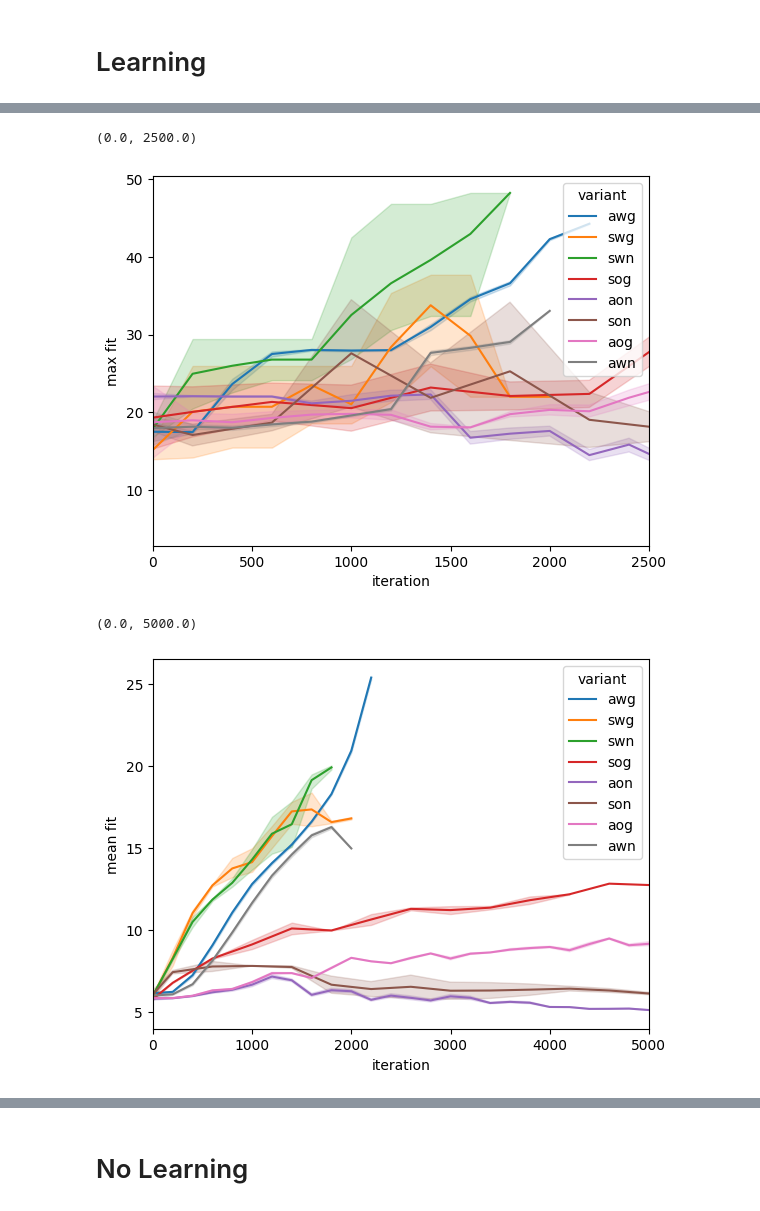
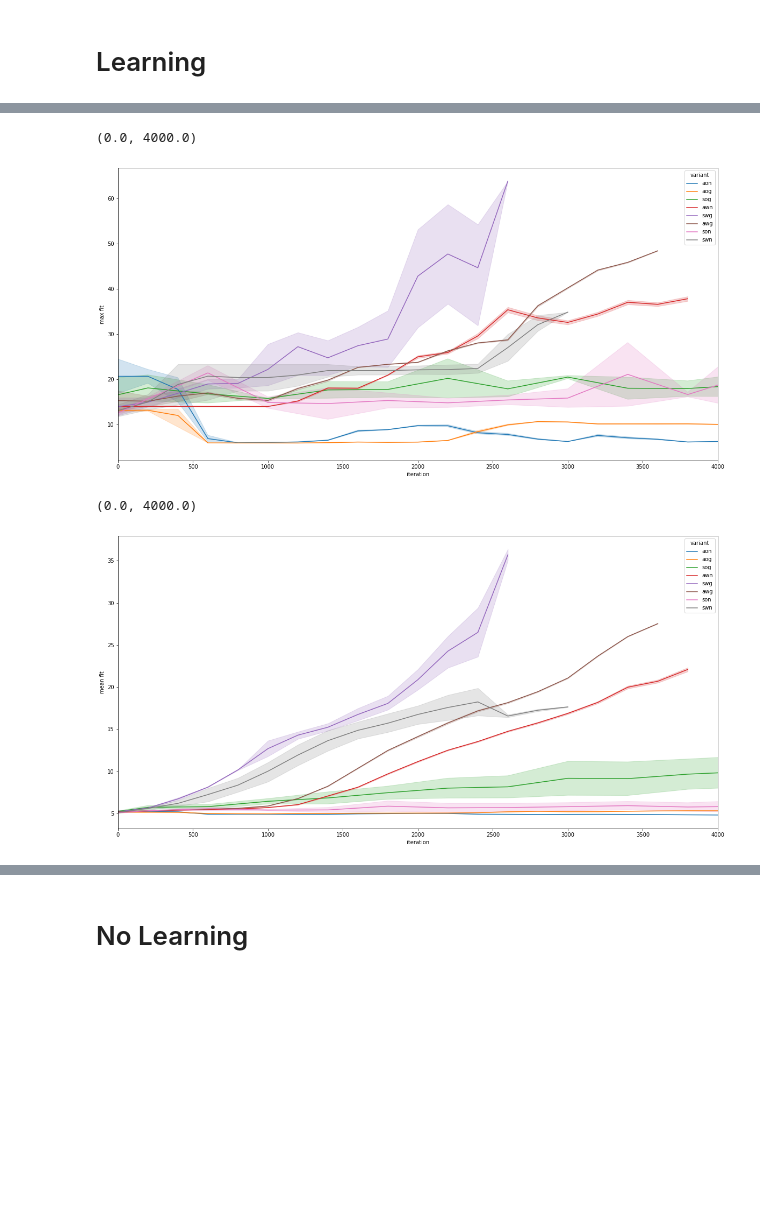
Before and after one commit to LeniLeGoff/py_async_ea, a Jupyter notebook: plotting/m2w_analysis.ipynb, the cells around one changed output, grey strips where cells are left out. Cells and saved outputs as stored; diff of their text form; code cells hidden in the pictures; blank space fills up the shorter version.

```diff
--- a/plotting/m2w_analysis.ipynb
+++ b/plotting/m2w_analysis.ipynb
@@ -71,8 +78,8 @@ def load_learning_data_agg(folder):
 # Learning
 # %%
 data_lines = []
-for variant in os.listdir("/home/leni/m2w_logs/learning_1/"):
-    foldername = "/home/leni/m2w_logs/learning_1/" + variant
+for variant in os.listdir("/home/leni/m2w_logs/learning_2/"):
+    foldername = "/home/leni/m2w_logs/learning_2/" + variant
     for replicate in os.listdir(foldername):
         fit_lines = load_fitnesses_agg(foldername + "/" + replicate)
         data_lines += [[variant,replicate]+fit for fit in fit_lines]
@@ -98,17 +105,21 @@ print(fit_data)
 
 [369097 rows x 8 columns]
 # %%
+fig = plt.gcf()
+fig.set_size_inches(20,10)
 ax = sns.lineplot(data=fit_data,x="iteration",y="max fit",hue="variant")
-ax.set_xlim([0,2500])
+ax.set_xlim([0,4000])
 # %% [output]
-(0.0, 2500.0)
+(0.0, 4000.0)
-[figure, old version]
+[figure, new version]
 # %%
+fig = plt.gcf()
+fig.set_size_inches(20,10)
 ax = sns.lineplot(data=fit_data,x="iteration",y="mean fit",hue="variant")
-ax.set_xlim([0,5000])
+ax.set_xlim([0,4000])
 # %% [output]
-(0.0, 5000.0)
+(0.0, 4000.0)
-[figure, old version]
+[figure, new version]
 # %%
 sns.boxplot(data=fit_data,x="variant",y="max fit")
 # %% [output]
```
Also changed, not shown: parts of 11 cells of this notebook, 3 other files.
